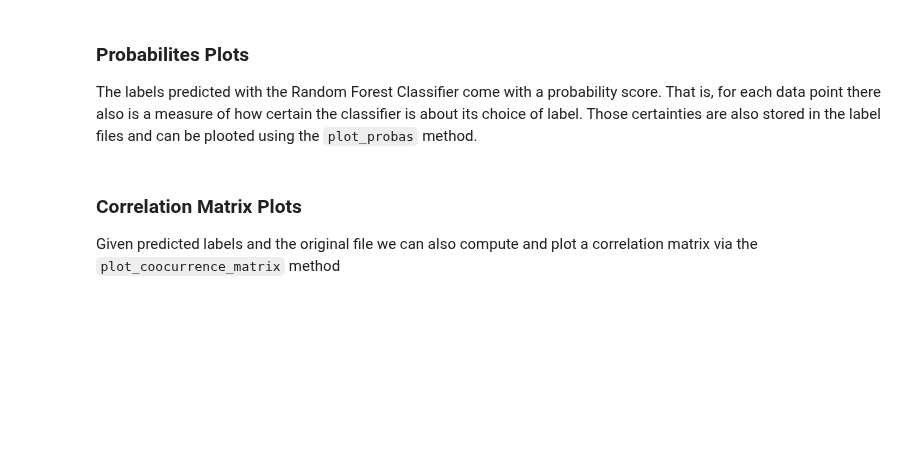
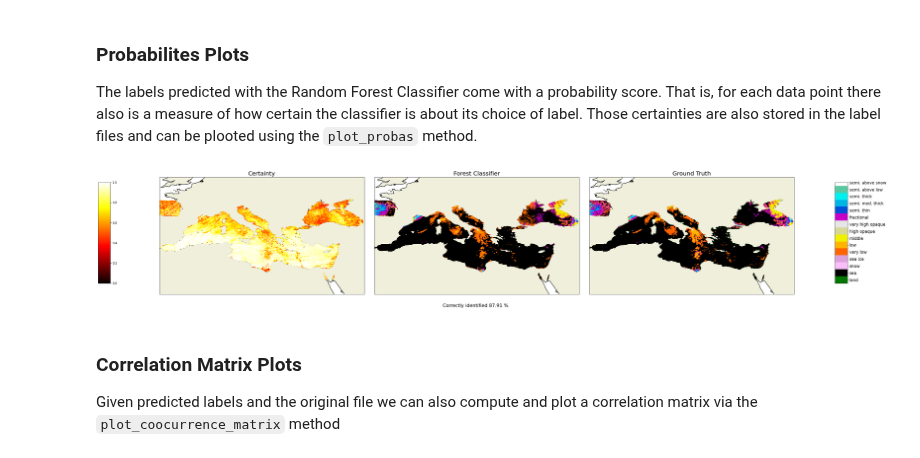
Before and after one commit to fsenf/CTyPyTool, a Jupyter notebook: notebooks/Plotting_of_example_data.ipynb, the cells around one changed output. Saved outputs shown, nothing was run; the diff lists cells and outputs as text; code cells hidden in the pictures; blank space fills up the shorter version.

```diff
--- a/notebooks/Plotting_of_example_data.ipynb
+++ b/notebooks/Plotting_of_example_data.ipynb
@@ -55,7 +60,9 @@ Those certainties are also stored in the label files and can be plooted using th
 # %%
 titles = ["Certainty", "Forest Classifier"]
 
-cc.plot_probas(label_file = forest_prediction, truth_file = orig_file, plot_titles = titles)
+cp.plot_probas(label_file = forest_prediction, truth_file = orig_file, plot_titles = titles)
+# %% [output]
+[figure, added]
 # %% [markdown]
 ### Correlation Matrix Plots
 
```
Also changed, not shown: parts of 5 cells of this notebook, 1 other file.
